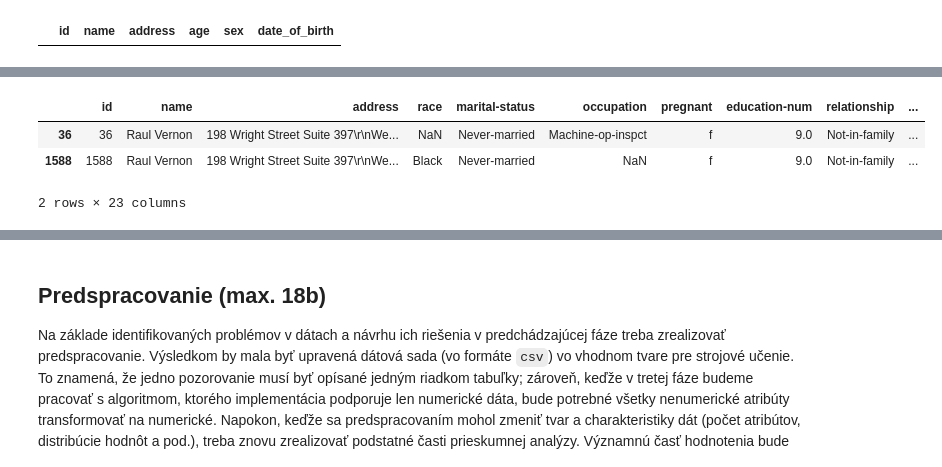
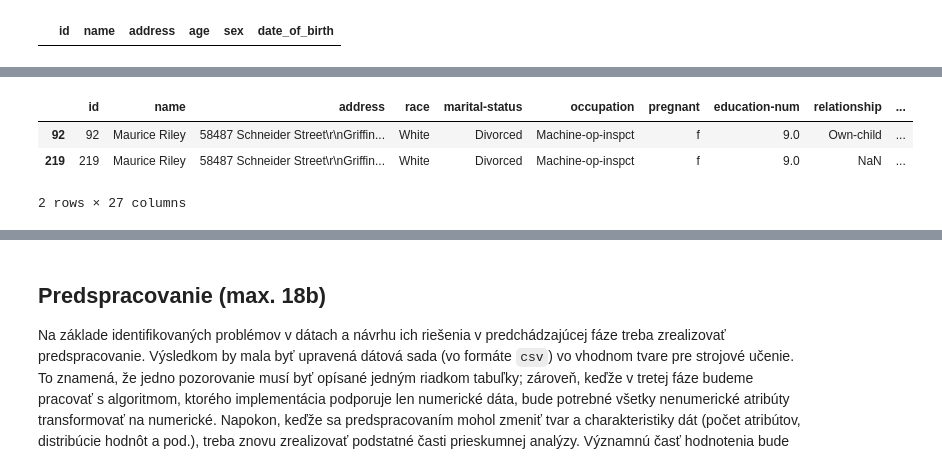
Before and after one commit to gyurix/IAU, a Jupyter notebook: iau.ipynb, the cells around one changed output, grey strips where cells are left out. Drawn from its saved outputs; the diff is of its cells as text; code cells hidden in the pictures.

```diff
--- a/iau.ipynb
+++ b/iau.ipynb
@@ -246,0 +281,4 @@ print_col_values(data2)
+# %%
+# Generate the list of columns we need to extract from medical_info
+mi_cols = list(dict(eval(data2["medical_info"][0])).keys())
+print(mi_cols)
@@ -246,0 +287,7 @@ print_col_values(data2)
+# %%
+# Extract the 4 data included in the medical_info column and put it to 4 separate columns
+for c in mi_cols:
+    data2[c] = data2["medical_info"].apply(
+        lambda d: 0.0 if str(d) == "nan" else float(dict(eval(str(d)))[c])
+    )
+data2.head(30)
@@ -292,8 +374,9 @@ data2[data2.duplicated(['name'])]
 # %%
 # Check the difference between 2 entries having the same name
-data2[data2['name']=='Raul Vernon']
+name = list(data2[data2.duplicated(["name"])]["name"])[0]
+data2[data2["name"] == name]
 # %% [output]
 |  | id | name | address | race | marital-status | occupation | pregnant | education-num | relationship | ... |
-| 36 | 36 | Raul Vernon | 198 Wright Street Suite 397\r\nWe... | NaN | Never-married | Machine-op-inspct | f | 9.0 | Not-in-family | ... |
-| 1588 | 1588 | Raul Vernon | 198 Wright Street Suite 397\r\nWe... | Black | Never-married | NaN | f | 9.0 | Not-in-family | ... |
+| 92 | 92 | Maurice Riley | 58487 Schneider Street\r\nGriffin... | White | Divorced | Machine-op-inspct | f | 9.0 | Own-child | ... |
+| 219 | 219 | Maurice Riley | 58487 Schneider Street\r\nGriffin... | White | Divorced | Machine-op-inspct | f | 9.0 | NaN | ... |
-2 rows × 23 columns
+2 rows × 27 columns
```
Also changed, not shown: parts of 33 cells of this notebook.
